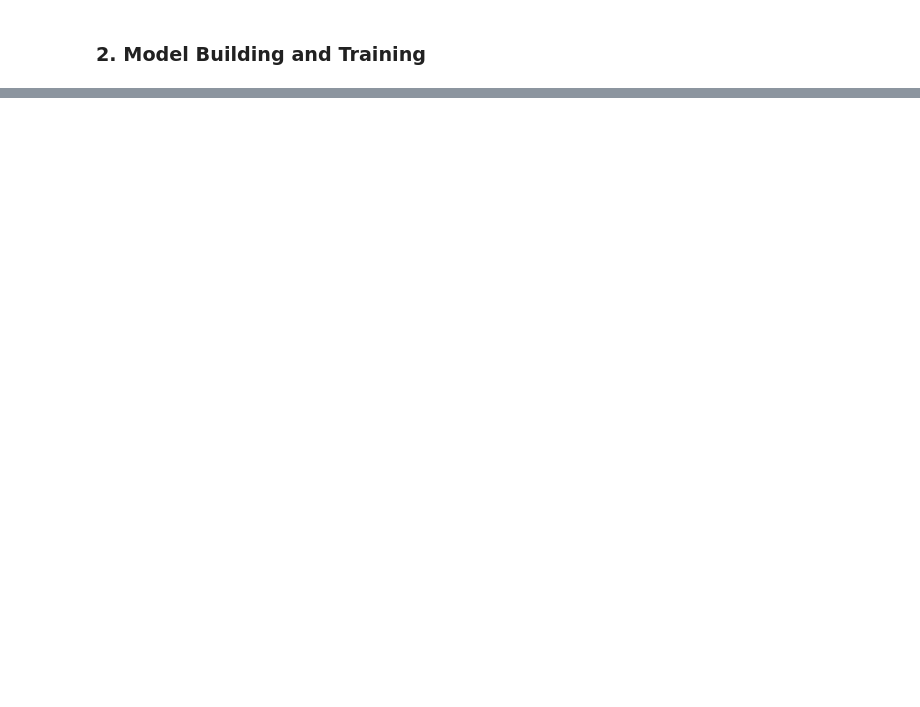
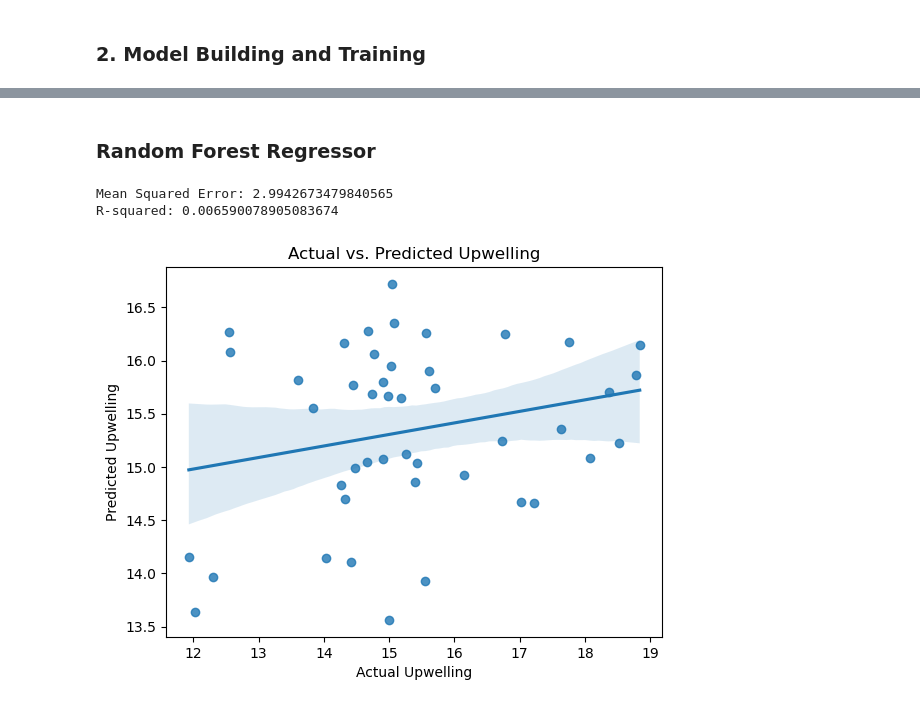
Before and after one commit to oceanhackweek/ohw23_proj_SAupwelling, a Jupyter notebook: Notebooks/modelling.ipynb, the cells around one changed output, grey strips where cells are left out. Cells and saved outputs as stored; diff of their text form; code cells hidden in the pictures; blank space fills up the shorter version.

```diff
--- a/Notebooks/modelling.ipynb
+++ b/Notebooks/modelling.ipynb
@@ -93,41 +144,40 @@ plt.show()
+# %% [markdown]
+### Random Forest Regressor
 # %%
-# Import necessary libraries
-import numpy as np
-import pandas as pd
-from sklearn.model_selection import train_test_split
-from sklearn.ensemble import RandomForestRegressor
-from sklearn.metrics import mean_squared_error, r2_score
-import matplotlib.pyplot as plt
+# Split data into training and testing sets
+X_train, X_test, y_train, y_test = train_test_split(X, y, test_size=0.35, random_state=42)
 
-# Load your data into a Pandas DataFrame
-data = pd.read_csv('your_data.csv')  # Replace 'your_data.csv' with your data file path
+# # Standard scaler
+# X_train, X_test, y_train, y_test = (sc.fit_transform(X_train),
+#                                    sc.fit_transform(X_test),
+#                                    sc.fit_transform(np.asarray(y_train).reshape(-1, 1)),
+#                                    sc.fit_transform(np.asarray(y_test).reshape(-1, 1)))
 
-# Separate features (climatic indices) and target (upwelling) variables
-X = data[['SAM', 'ENSO', 'IOD', 'Polar_vortex']]
-y = data['Upwelling']
-
-# Split data into training and testing sets
-X_train, X_test, y_train, y_test = train_test_split(X, y, test_size=0.2, random_state=42)
 
 # Create a Random Forest Regressor model
 model = RandomForestRegressor(n_estimators=100, random_state=42)
 
 # Train the model on the training data
 model.fit(X_train, y_train)
 
 # Make predictions on the testing data
 y_pred = model.predict(X_test)
 
 # Evaluate the model's performance
 mse = mean_squared_error(y_test, y_pred)
 r2 = r2_score(y_test, y_pred)
 
 print("Mean Squared Error:", mse)
 print("R-squared:", r2)
 
 # Plot the predicted vs. actual upwelling values
-plt.scatter(y_test, y_pred)
+# plt.scatter(y_test, y_pred)
+sns.regplot(x=y_test, y=y_pred)
 plt.xlabel("Actual Upwelling")
 plt.ylabel("Predicted Upwelling")
 plt.title("Actual vs. Predicted Upwelling")
 plt.show()
+# %% [output]
+Mean Squared Error: 2.9942673479840565
+R-squared: 0.006590078905083674
+[figure, added]
```
Also changed, not shown: parts of 8 cells of this notebook.
